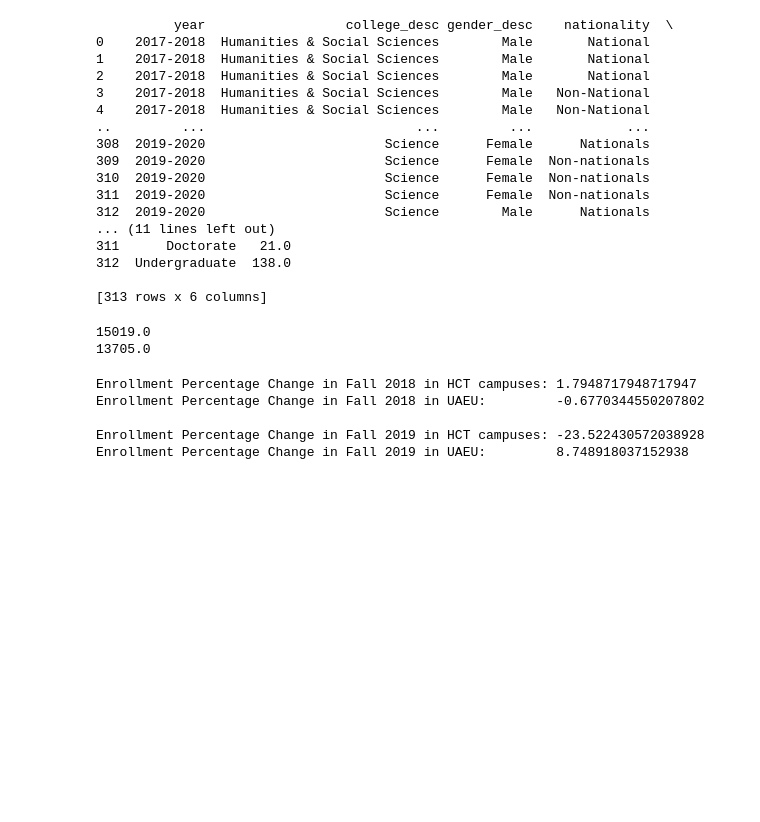
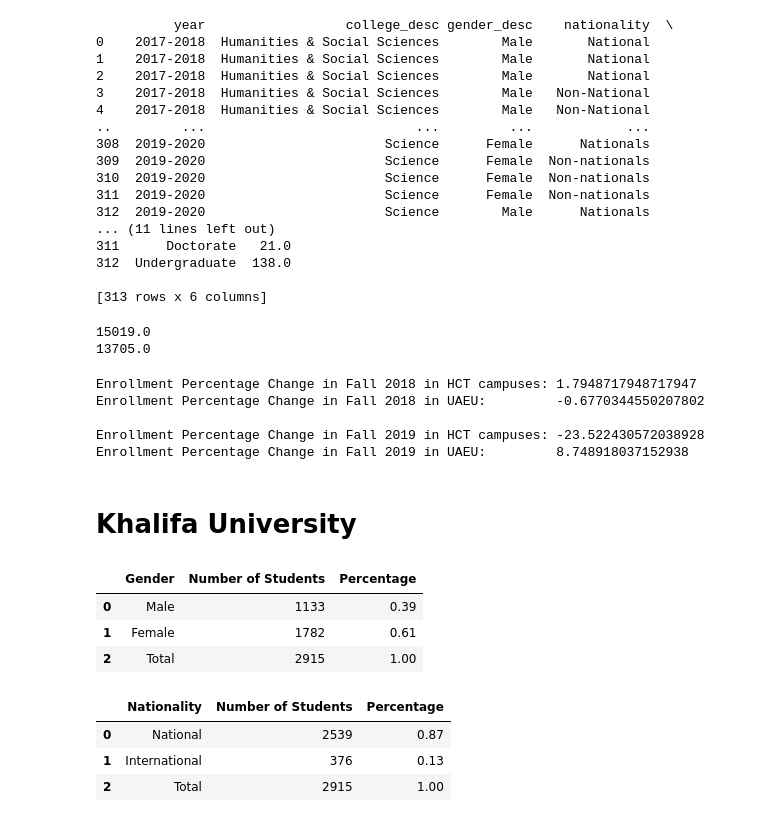
Before and after one commit to Motamensalih/Enrollment-Magnifier, a Jupyter notebook: main.ipynb, the cells around one changed output. Drawn from its saved outputs; the diff is of its cells as text; code cells hidden in the pictures; blank space fills up the shorter version.

```diff
--- a/main.ipynb
+++ b/main.ipynb
@@ -574,3 +574,5 @@ Enrollment Percentage Change in Fall 2018 in UAEU:         -0.6770344550207802
 
 Enrollment Percentage Change in Fall 2019 in HCT campuses: -23.522430572038928
 Enrollment Percentage Change in Fall 2019 in UAEU:         8.748918037152938
+# %% [markdown]
+# Khalifa University
@@ -576,0 +591,14 @@ Enrollment Percentage Change in Fall 2019 in UAEU:         8.748918037152938
+# %%
+ku_undergraducate_gender
+# %% [output]
+|  | Gender | Number of Students | Percentage |
+| 0 | Male | 1133 | 0.39 |
+| 1 | Female | 1782 | 0.61 |
+| 2 | Total | 2915 | 1.00 |
+# %%
+ku_undergraduate_nationality
+# %% [output]
+|  | Nationality | Number of Students | Percentage |
+| 0 | National | 2539 | 0.87 |
+| 1 | International | 376 | 0.13 |
+| 2 | Total | 2915 | 1.00 |
```
Also changed, not shown: parts of 2 cells of this notebook, 12 other files.
